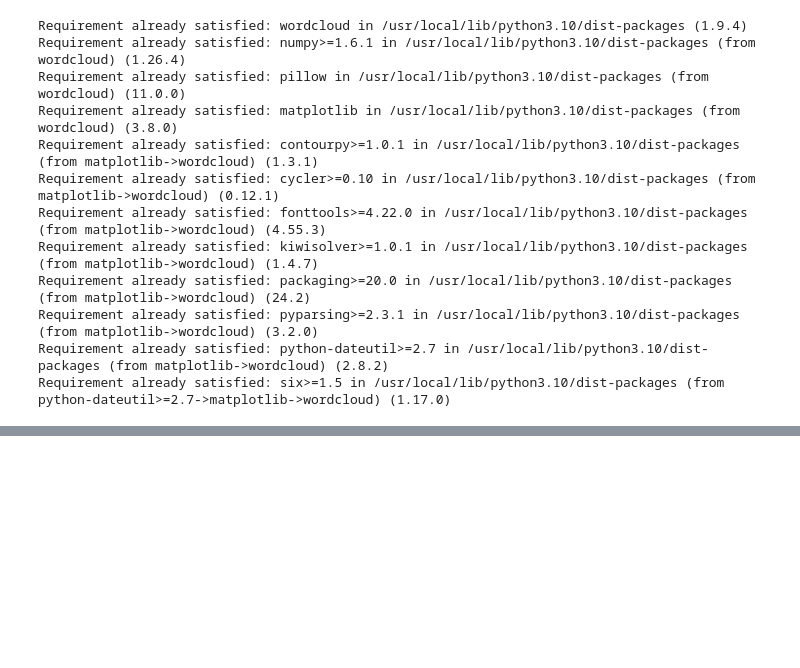
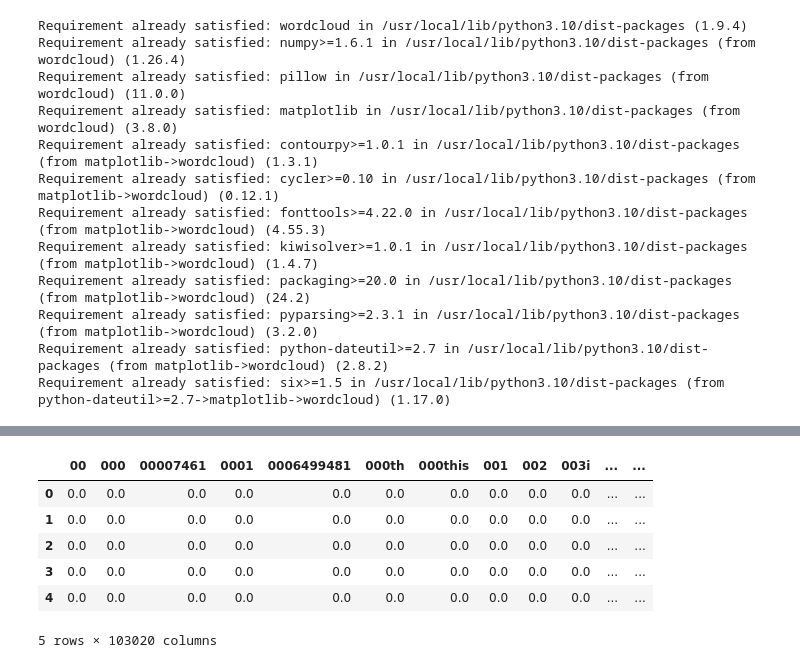
Before and after one commit to ArjunR27/Lab6TextMining, a Jupyter notebook: Lab_TextMining_Clustering.ipynb, the cells around one changed output, grey strips where cells are left out. Drawn from its saved outputs; the diff is of its cells as text; code cells hidden in the pictures; blank space fills up the shorter version.

```diff
--- a/Lab_TextMining_Clustering.ipynb
+++ b/Lab_TextMining_Clustering.ipynb
@@ -120,0 +139,19 @@ True
+# %%
+from sklearn.feature_extraction.text import TfidfVectorizer
+tfidf = TfidfVectorizer()
+tfidf_matrix = tfidf.fit_transform(df['cleaned_description'])
+
+tfidf_df = pd.DataFrame(
+    tfidf_matrix.toarray(),
+    columns=tfidf.get_feature_names_out()
+)
+
+tfidf_df.head()
+# %% [output]
+|  | 00 | 000 | 00007461 | 0001 | 0006499481 | 000th | 000this | 001 | 002 | 003i | ... | ... |
+| 0 | 0.0 | 0.0 | 0.0 | 0.0 | 0.0 | 0.0 | 0.0 | 0.0 | 0.0 | 0.0 | ... | ... |
+| 1 | 0.0 | 0.0 | 0.0 | 0.0 | 0.0 | 0.0 | 0.0 | 0.0 | 0.0 | 0.0 | ... | ... |
+| 2 | 0.0 | 0.0 | 0.0 | 0.0 | 0.0 | 0.0 | 0.0 | 0.0 | 0.0 | 0.0 | ... | ... |
+| 3 | 0.0 | 0.0 | 0.0 | 0.0 | 0.0 | 0.0 | 0.0 | 0.0 | 0.0 | 0.0 | ... | ... |
+| 4 | 0.0 | 0.0 | 0.0 | 0.0 | 0.0 | 0.0 | 0.0 | 0.0 | 0.0 | 0.0 | ... | ... |
+5 rows × 103020 columns
```
Also changed, not shown: parts of 5 cells of this notebook.
